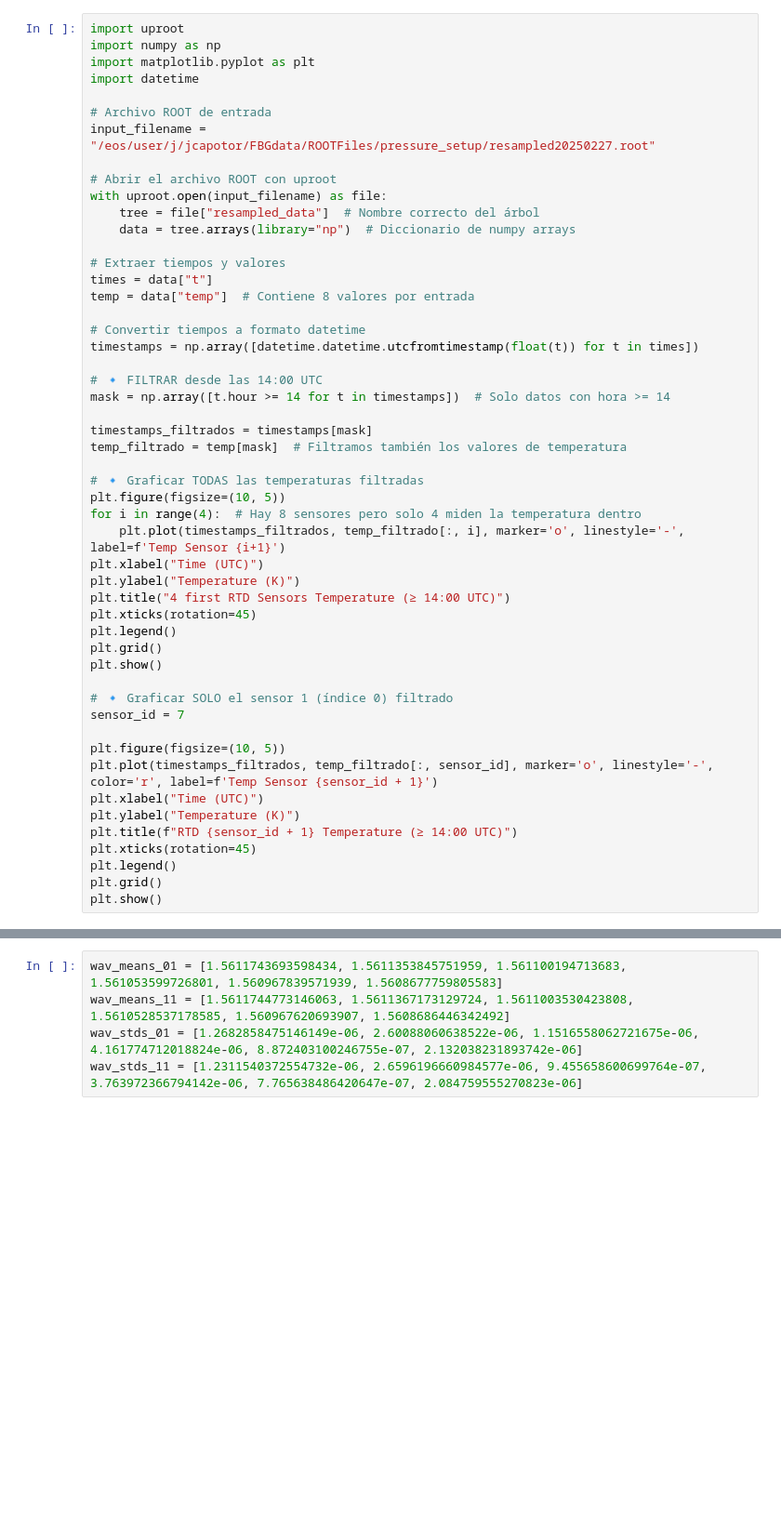
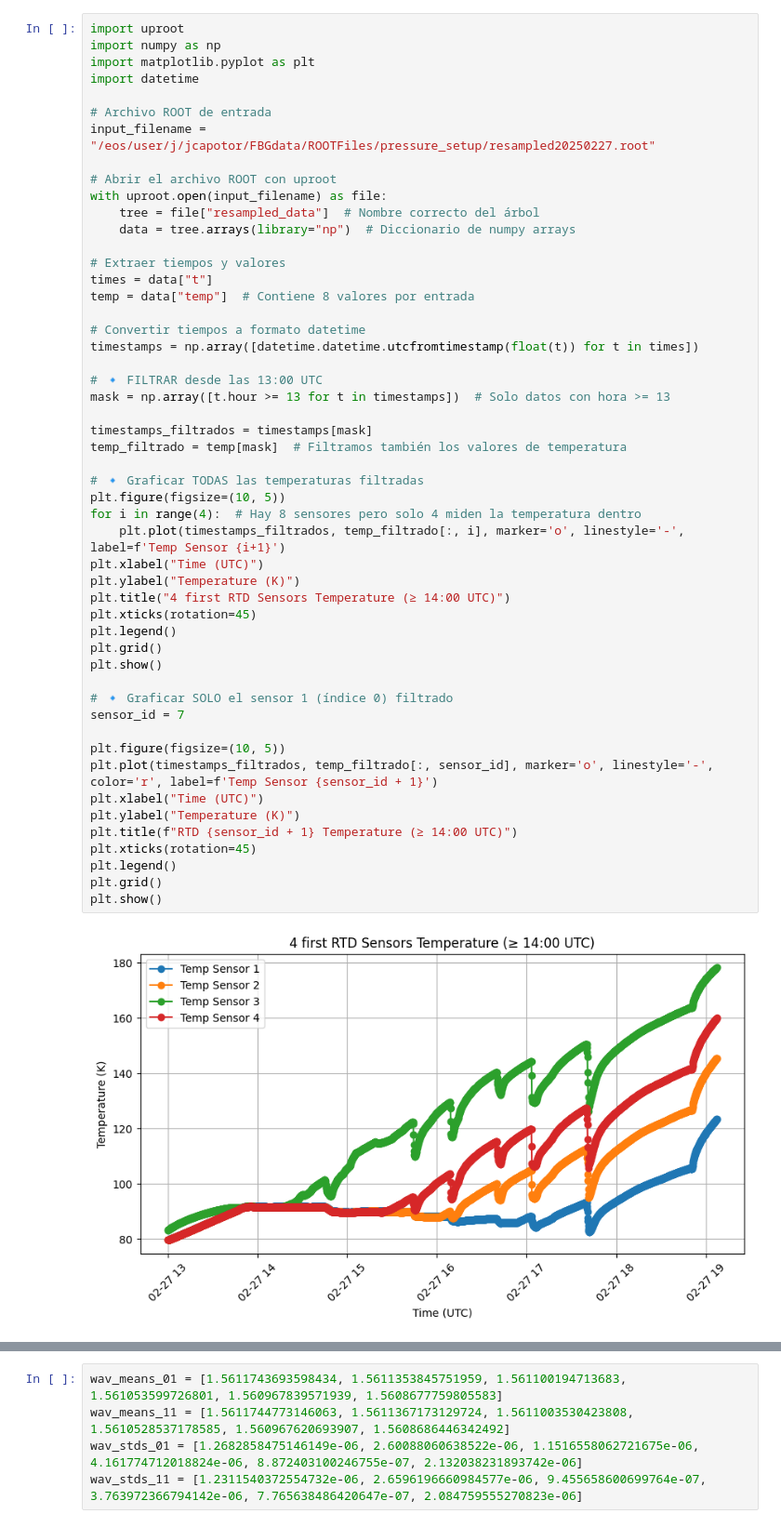
Before and after one commit to garpol/rtd-calibration-ana, a Jupyter notebook: FBG_Sensitivity_Analysis/Analysis Sens Press_PEEK7_450_27-02-2025_1.ipynb, the cells around one changed output, grey strips where cells are left out. Shown at 93% size. Drawn from its saved outputs; the diff is of its cells as text; blank space fills up the shorter version.

```diff
--- a/FBG_Sensitivity_Analysis/Analysis Sens Press_PEEK7_450_27-02-2025_1.ipynb
+++ b/FBG_Sensitivity_Analysis/Analysis Sens Press_PEEK7_450_27-02-2025_1.ipynb
@@ -305,33 +319,35 @@ temp = data["temp"]  # Contiene 8 valores por entrada
 # Convertir tiempos a formato datetime
 timestamps = np.array([datetime.datetime.utcfromtimestamp(float(t)) for t in times])
 
-# 🔹 FILTRAR desde las 14:00 UTC
-mask = np.array([t.hour >= 14 for t in timestamps])  # Solo datos con hora >= 14
+# 🔹 FILTRAR desde las 13:00 UTC
+mask = np.array([t.hour >= 13 for t in timestamps])  # Solo datos con hora >= 13
 
 timestamps_filtrados = timestamps[mask]
 temp_filtrado = temp[mask]  # Filtramos también los valores de temperatura
 
 # 🔹 Graficar TODAS las temperaturas filtradas
 plt.figure(figsize=(10, 5))
 for i in range(4):  # Hay 8 sensores pero solo 4 miden la temperatura dentro
     plt.plot(timestamps_filtrados, temp_filtrado[:, i], marker='o', linestyle='-', label=f'Temp Sensor {i+1}')
 plt.xlabel("Time (UTC)")
 plt.ylabel("Temperature (K)")
 plt.title("4 first RTD Sensors Temperature (≥ 14:00 UTC)")
 plt.xticks(rotation=45)
 plt.legend()
 plt.grid()
 plt.show()
 
 # 🔹 Graficar SOLO el sensor 1 (índice 0) filtrado
 sensor_id = 7
 
 plt.figure(figsize=(10, 5))
 plt.plot(timestamps_filtrados, temp_filtrado[:, sensor_id], marker='o', linestyle='-', color='r', label=f'Temp Sensor {sensor_id + 1}')
 plt.xlabel("Time (UTC)")
 plt.ylabel("Temperature (K)")
 plt.title(f"RTD {sensor_id + 1} Temperature (≥ 14:00 UTC)")
 plt.xticks(rotation=45)
 plt.legend()
 plt.grid()
 plt.show()
+# %% [output]
+[figure, added]
```
Also changed, not shown: parts of 22 cells of this notebook, 4 other files.
